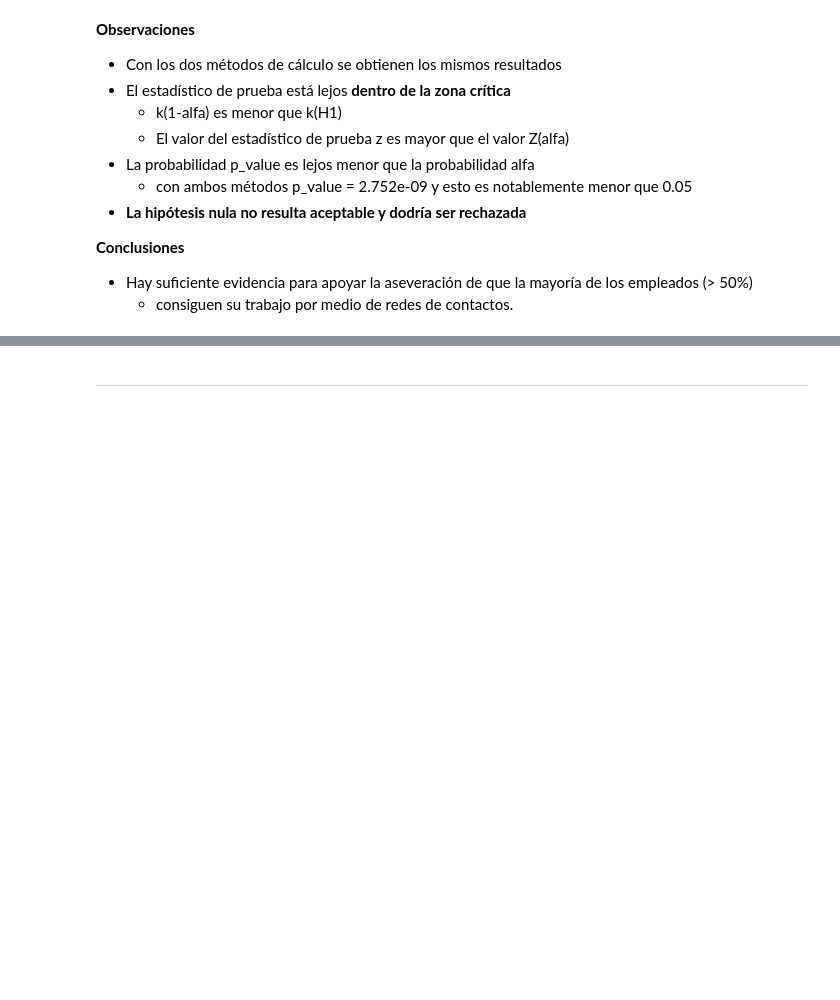
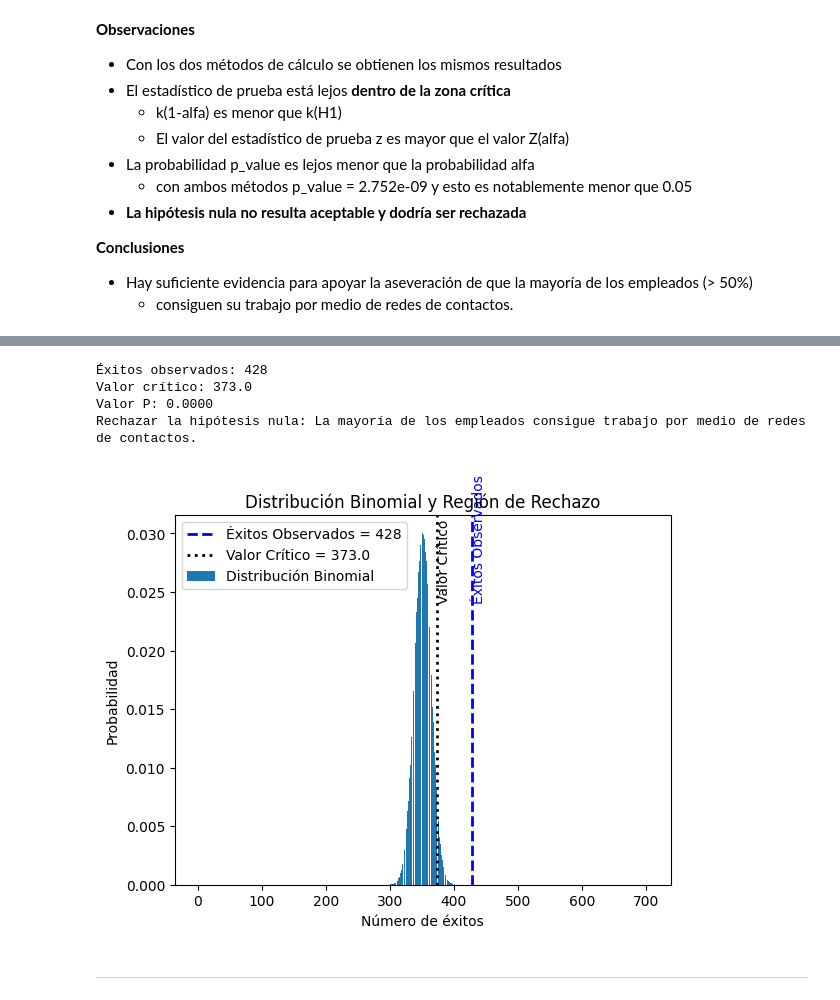
Before and after one commit to DaniCh-Coder/Python-Notes, a Jupyter notebook: ps stats/Probability-distributions/dp-hip-test-binom-empleo.ipynb, the cells around one changed output, grey strips where cells are left out. Drawn from its saved outputs; the diff is of its cells as text; code cells hidden in the pictures; blank space fills up the shorter version.

```diff
--- a/ps stats/Probability-distributions/dp-hip-test-binom-empleo.ipynb
+++ b/ps stats/Probability-distributions/dp-hip-test-binom-empleo.ipynb
@@ -118,2 +160,55 @@ alfa: 0.5, z(alfa): (1, 645), z de prueba: 5.833112376767654. p_value: 2.7201449
+# %%
+import numpy as np
+import matplotlib.pyplot as plt
+from scipy.stats import binom
+
+# Datos muestrales y proporciones
+n = 703  # Tamaño de la muestra
+p_hat = 0.61  # Proporción muestral
+p0 = 0.50  # Proporción poblacional bajo H0
+alpha = 0.05  # Nivel de significancia
+
+# Calcular el número de éxitos observados
+x_observed = int(p_hat * n)
+
+# Calcular la probabilidad acumulada (valor p) usando la distribución binomial
+p_value = 1 - binom.cdf(x_observed - 1, n, p0)
+
+# Determinar el valor crítico usando la distribución binomial inversa
+x_critical = binom.ppf(1 - alpha, n, p0)
+
+# Resultados
+print(f"Éxitos observados: {x_observed}")
+print(f"Valor crítico: {x_critical}")
+print(f"Valor P: {p_value:.4f}")
+
+if x_observed > x_critical:
+    print("Rechazar la hipótesis nula: La mayoría de los empleados consigue trabajo por medio de redes de contactos.")
+else:
+    print("No rechazar la hipótesis nula: No se puede concluir que la mayoría de los empleados consiga trabajo por medio de redes de contactos.")
+
+# Graficar la distribución binomial
+x = np.arange(0, n + 1)
+y = binom.pmf(x, n, p0)
+
+plt.bar(x, y, label='Distribución Binomial')
+plt.axvline(x_observed, color='blue', linestyle='dashed', linewidth=2, label=f'Éxitos Observados = {x_observed}')
+plt.axvline(x_critical, color='black', linestyle='dotted', linewidth=2, label=f'Valor Crítico = {x_critical}')
+
+# Anotaciones
+plt.text(x_observed, max(y) * 0.8, 'Éxitos Observados', color='blue', rotation=90, verticalalignment='bottom')
+plt.text(x_critical, max(y) * 0.8, 'Valor Crítico', color='black', rotation=90, verticalalignment='bottom')
+
+plt.title('Distribución Binomial y Región de Rechazo')
+plt.xlabel('Número de éxitos')
+plt.ylabel('Probabilidad')
+plt.legend()
+plt.show()
+# %% [output]
+Éxitos observados: 428
+Valor crítico: 373.0
+Valor P: 0.0000
+Rechazar la hipótesis nula: La mayoría de los empleados consigue trabajo por medio de redes de contactos.
+[figure, added]
 # %% [markdown]
 ______________________________________________________________________________________________________________________________________________________________________
```
Also changed, not shown: parts of 3 cells of this notebook, 1 other file.
